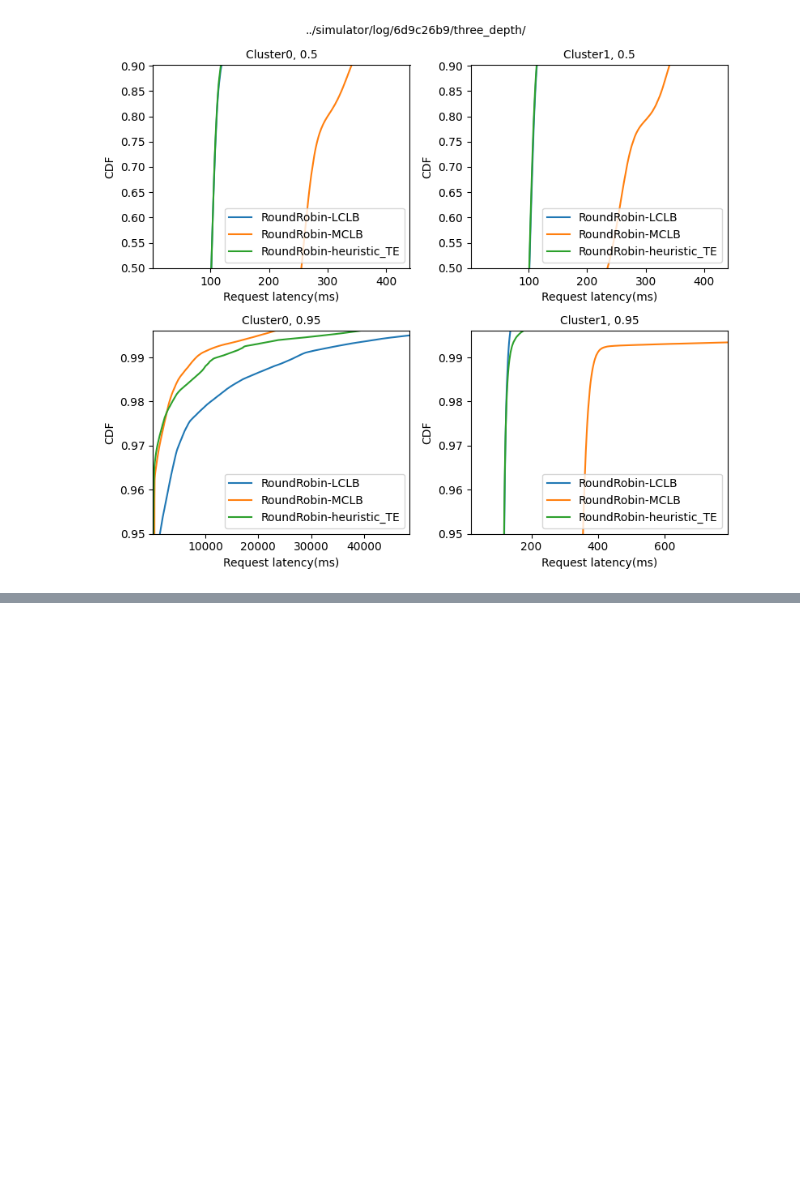
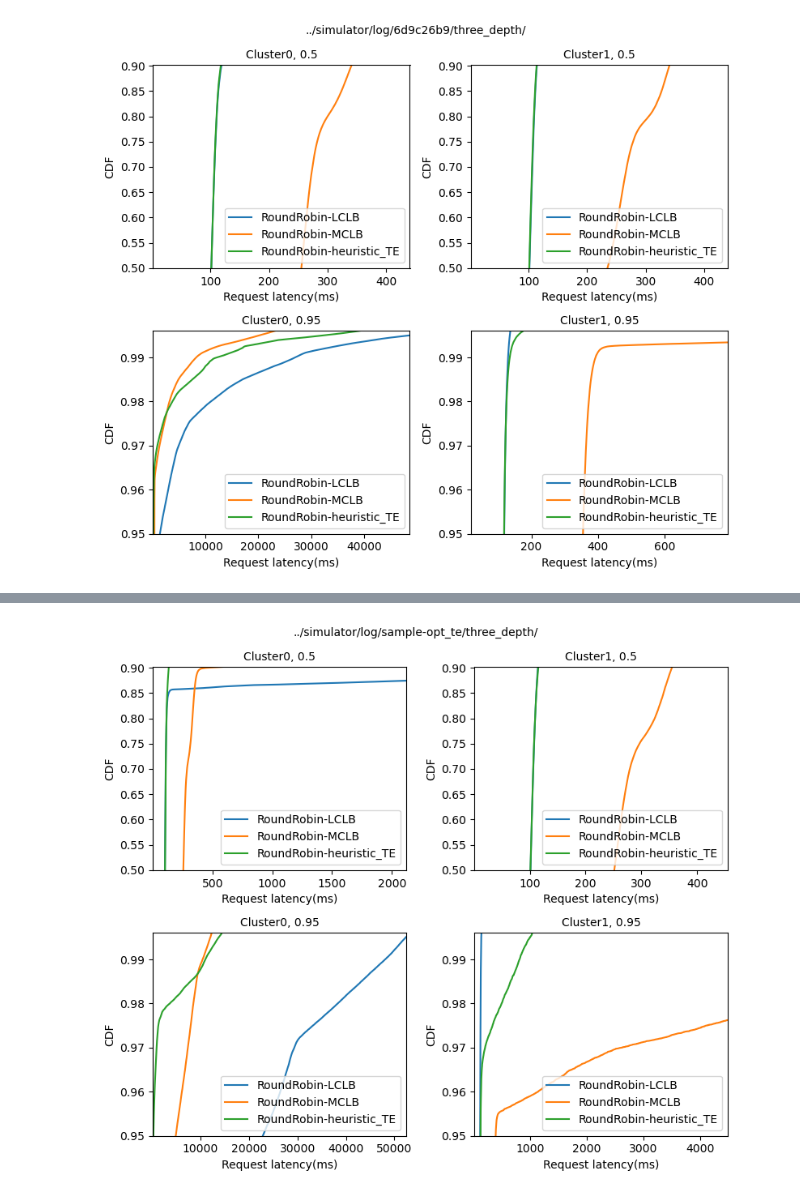
Before and after one commit to netarch/slate-sim, a Jupyter notebook: plot/plot_latency.ipynb, the cells around one changed output, grey strips where cells are left out. Saved outputs shown, nothing was run; the diff lists cells and outputs as text; code cells hidden in the pictures; blank space fills up the shorter version.

```diff
--- a/plot/plot_latency.ipynb
+++ b/plot/plot_latency.ipynb
@@ -237,0 +240,5 @@ plot_latency(common_path)
+# %%
+common_path="../simulator/log/sample-opt_te/three_depth/"
+plot_latency(common_path)
+# %% [output]
+[figure, added]
```
Also changed, not shown: parts of 8 cells of this notebook, 1 other file.
